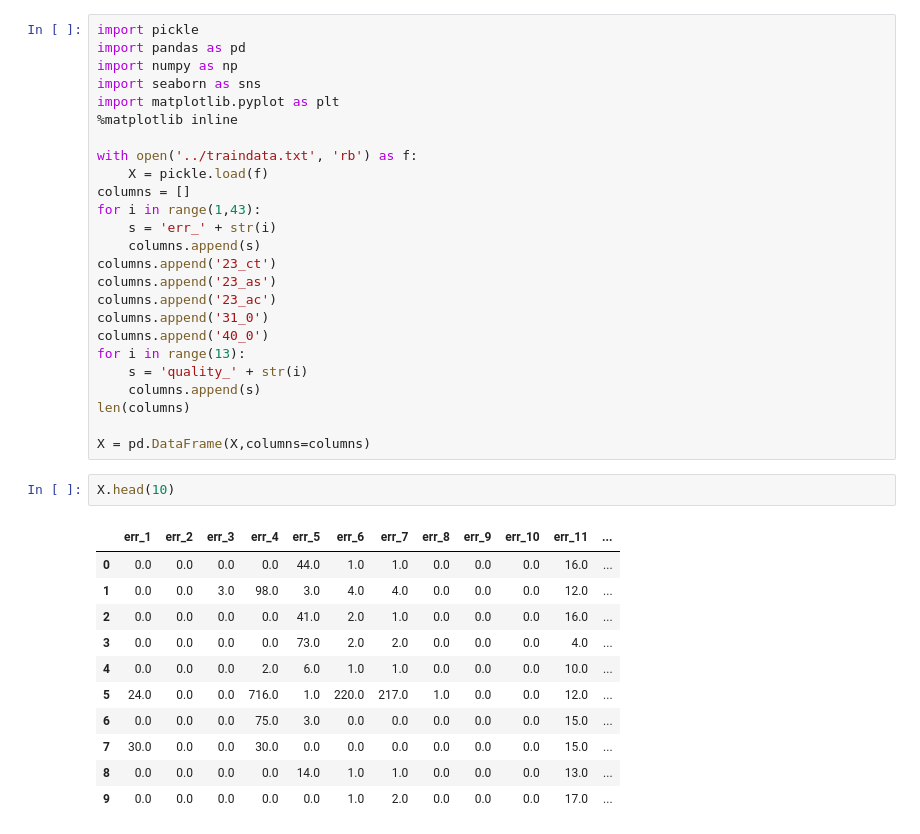
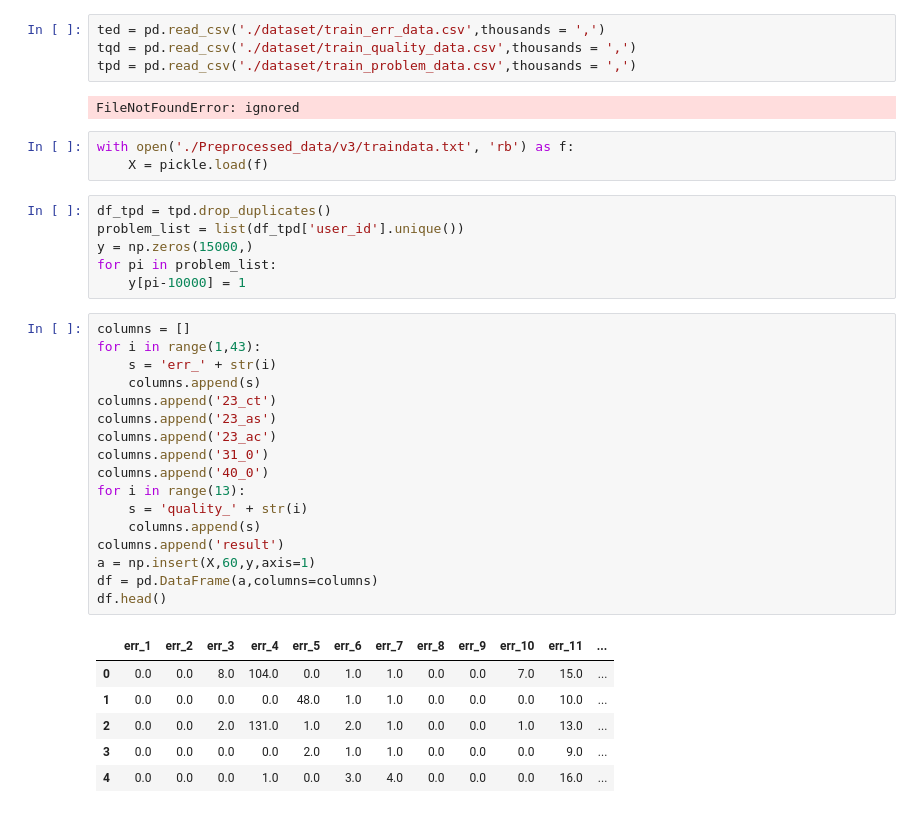
Before and after one commit to Mer9ury/Dacon_LDI, a Jupyter notebook: EDA/LDI_EDA.ipynb, the cells around one changed output. Drawn from its saved outputs; the diff is of its cells as text.

```diff
--- a/EDA/LDI_EDA.ipynb
+++ b/EDA/LDI_EDA.ipynb
@@ -5,40 +14,40 @@ cd drive/MyDrive/Dacon/LDI/Model
+# %%
+ted = pd.read_csv('./dataset/train_err_data.csv',thousands = ',')
+tqd = pd.read_csv('./dataset/train_quality_data.csv',thousands = ',')
+tpd = pd.read_csv('./dataset/train_problem_data.csv',thousands = ',')
+# %% [output]
+FileNotFoundError: ignored
+# %%
+with open('./Preprocessed_data/v3/traindata.txt', 'rb') as f:
+    X = pickle.load(f)
+# %%
+df_tpd = tpd.drop_duplicates()
+problem_list = list(df_tpd['user_id'].unique())
+y = np.zeros(15000,)
+for pi in problem_list:
+    y[pi-10000] = 1
 # %%
-import pickle
-import pandas as pd
-import numpy as np
-import seaborn as sns
-import matplotlib.pyplot as plt
-%matplotlib inline
-
-with open('../traindata.txt', 'rb') as f:
-    X = pickle.load(f)
 columns = []
 for i in range(1,43):
     s = 'err_' + str(i)
     columns.append(s)
 columns.append('23_ct')
 columns.append('23_as')
 columns.append('23_ac')
 columns.append('31_0')
 columns.append('40_0')
 for i in range(13):
     s = 'quality_' + str(i)
     columns.append(s)
-len(columns)
-
-X = pd.DataFrame(X,columns=columns)
+columns.append('result')
+a = np.insert(X,60,y,axis=1)
+df = pd.DataFrame(a,columns=columns)
+df.head()
+# %% [output]
+|  | err_1 | err_2 | err_3 | err_4 | err_5 | err_6 | err_7 | err_8 | err_9 | err_10 | err_11 | ... |
+| 0 | 0.0 | 0.0 | 8.0 | 104.0 | 0.0 | 1.0 | 1.0 | 0.0 | 0.0 | 7.0 | 15.0 | ... |
+| 1 | 0.0 | 0.0 | 0.0 | 0.0 | 48.0 | 1.0 | 1.0 | 0.0 | 0.0 | 0.0 | 10.0 | ... |
+| 2 | 0.0 | 0.0 | 2.0 | 131.0 | 1.0 | 2.0 | 1.0 | 0.0 | 0.0 | 1.0 | 13.0 | ... |
+| 3 | 0.0 | 0.0 | 0.0 | 0.0 | 2.0 | 1.0 | 1.0 | 0.0 | 0.0 | 0.0 | 9.0 | ... |
+| 4 | 0.0 | 0.0 | 0.0 | 1.0 | 0.0 | 3.0 | 4.0 | 0.0 | 0.0 | 0.0 | 16.0 | ... |
-# %%
-X.head(10)
-# %% [output]
-|  | err_1 | err_2 | err_3 | err_4 | err_5 | err_6 | err_7 | err_8 | err_9 | err_10 | err_11 | ... |
-| 0 | 0.0 | 0.0 | 0.0 | 0.0 | 44.0 | 1.0 | 1.0 | 0.0 | 0.0 | 0.0 | 16.0 | ... |
-| 1 | 0.0 | 0.0 | 3.0 | 98.0 | 3.0 | 4.0 | 4.0 | 0.0 | 0.0 | 0.0 | 12.0 | ... |
-| 2 | 0.0 | 0.0 | 0.0 | 0.0 | 41.0 | 2.0 | 1.0 | 0.0 | 0.0 | 0.0 | 16.0 | ... |
-| 3 | 0.0 | 0.0 | 0.0 | 0.0 | 73.0 | 2.0 | 2.0 | 0.0 | 0.0 | 0.0 | 4.0 | ... |
-| 4 | 0.0 | 0.0 | 0.0 | 2.0 | 6.0 | 1.0 | 1.0 | 0.0 | 0.0 | 0.0 | 10.0 | ... |
-| 5 | 24.0 | 0.0 | 0.0 | 716.0 | 1.0 | 220.0 | 217.0 | 1.0 | 0.0 | 0.0 | 12.0 | ... |
-| 6 | 0.0 | 0.0 | 0.0 | 75.0 | 3.0 | 0.0 | 0.0 | 0.0 | 0.0 | 0.0 | 15.0 | ... |
-| 7 | 30.0 | 0.0 | 0.0 | 30.0 | 0.0 | 0.0 | 0.0 | 0.0 | 0.0 | 0.0 | 15.0 | ... |
-| 8 | 0.0 | 0.0 | 0.0 | 0.0 | 14.0 | 1.0 | 1.0 | 0.0 | 0.0 | 0.0 | 13.0 | ... |
-| 9 | 0.0 | 0.0 | 0.0 | 0.0 | 0.0 | 1.0 | 2.0 | 0.0 | 0.0 | 0.0 | 17.0 | ... |
 # %%
```
Also changed, not shown: parts of 11 cells of this notebook, 11 other files.
